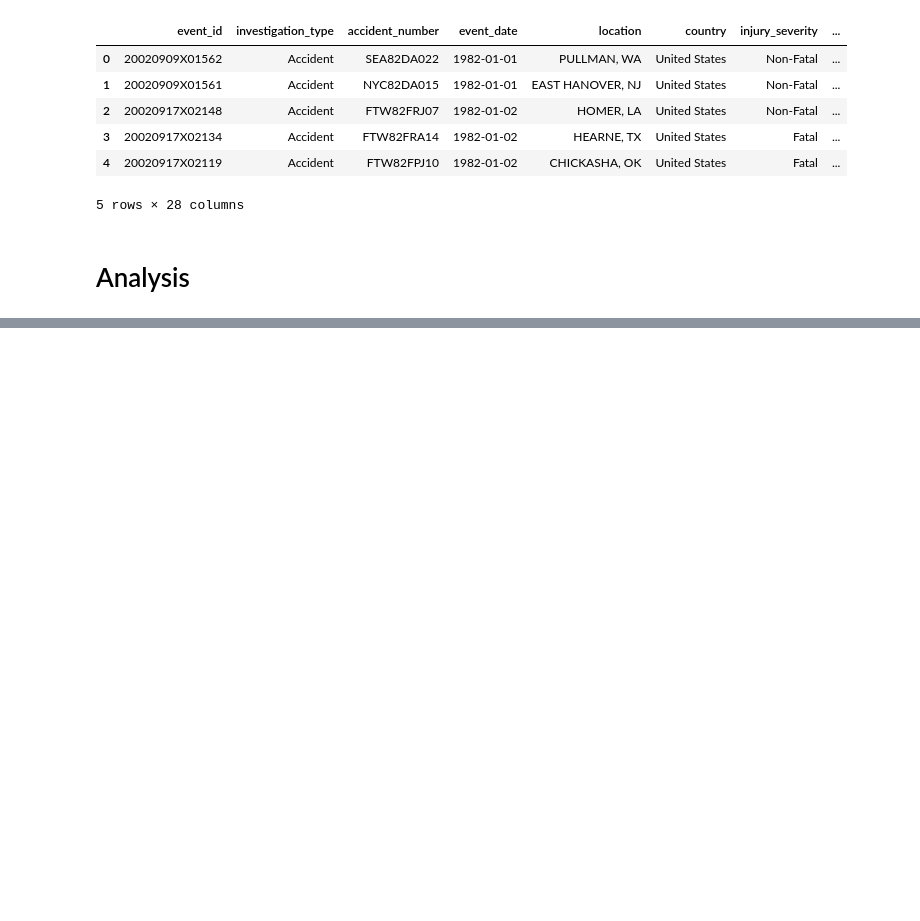
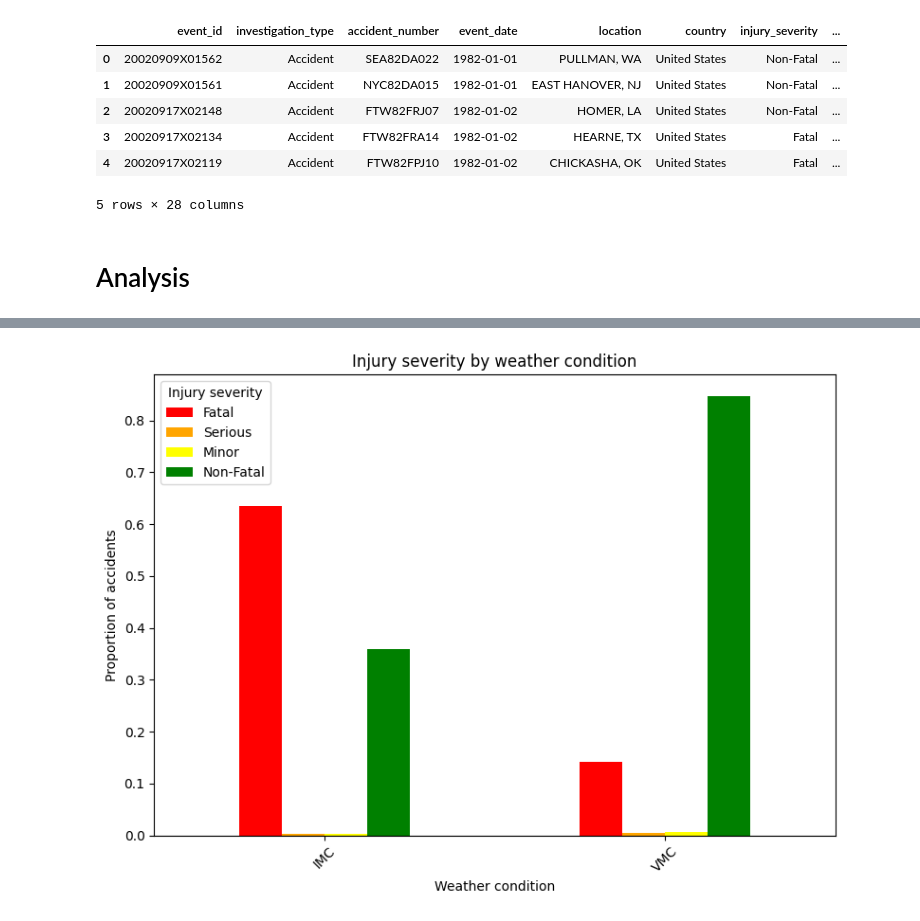
Before and after one commit to nah-yah/Aircraft_Risk_Analysis_Phase_1_Project, a Jupyter notebook: aircraft_risk_analysis.ipynb, the cells around one changed output, grey strips where cells are left out. Drawn from its saved outputs; the diff is of its cells as text; code cells hidden in the pictures; blank space fills up the shorter version.

```diff
--- a/aircraft_risk_analysis.ipynb
+++ b/aircraft_risk_analysis.ipynb
@@ -625,0 +440,17 @@ If further analysis had been conducted, there would have been additional discuss
+# %%
+weather_stats = accidents.groupby(['weather_condition', 'injury_severity']).size().unstack(fill_value = 0)
+weather_stats = weather_stats.div(weather_stats.sum(axis = 1), axis = 0)
+
+weather_stats = weather_stats[weather_stats.index != 'Unknown']
+
+weather_stats[['Fatal', 'Serious', 'Minor', 'Non-Fatal']].plot(kind = 'bar', figsize = (8, 6), color = ['red','orange','yellow','green'])
+plt.title('Injury severity by weather condition')
+plt.xlabel('Weather condition')
+plt.ylabel('Proportion of accidents')
+plt.xticks(rotation = 45)
+plt.legend(title='Injury severity')
+
+plt.tight_layout()
+plt.show()
+# %% [output]
+[figure, added]
```
Also changed, not shown: parts of 81 cells of this notebook.
